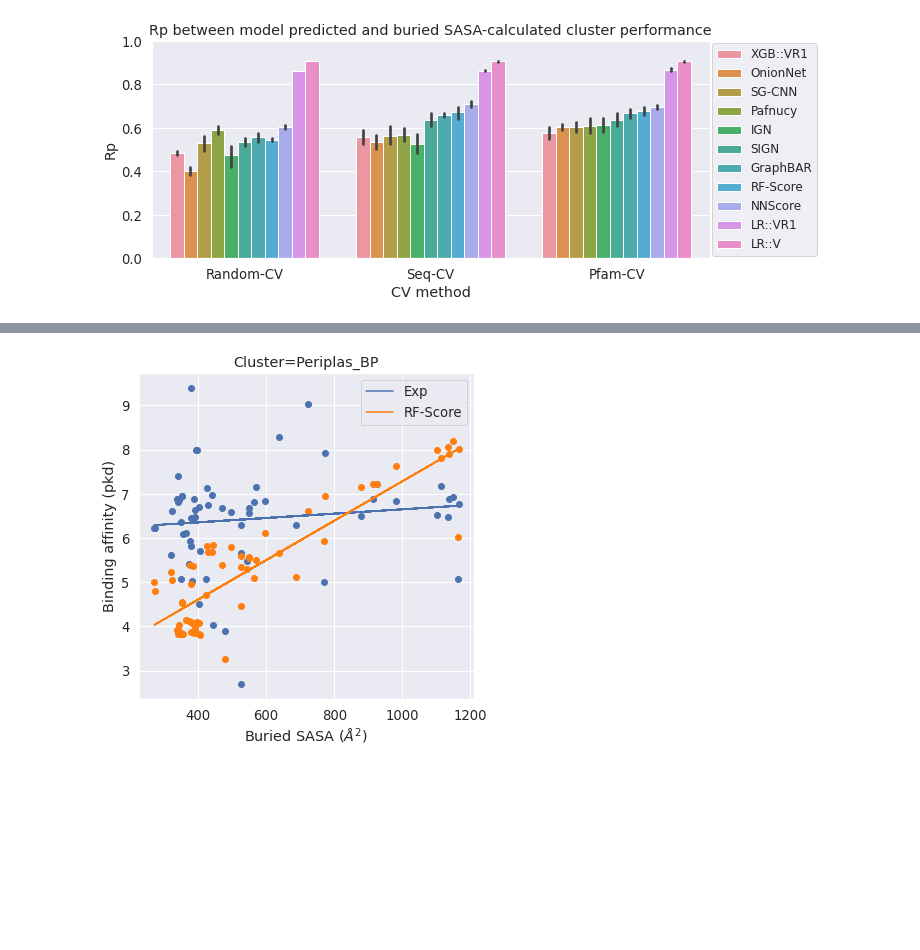
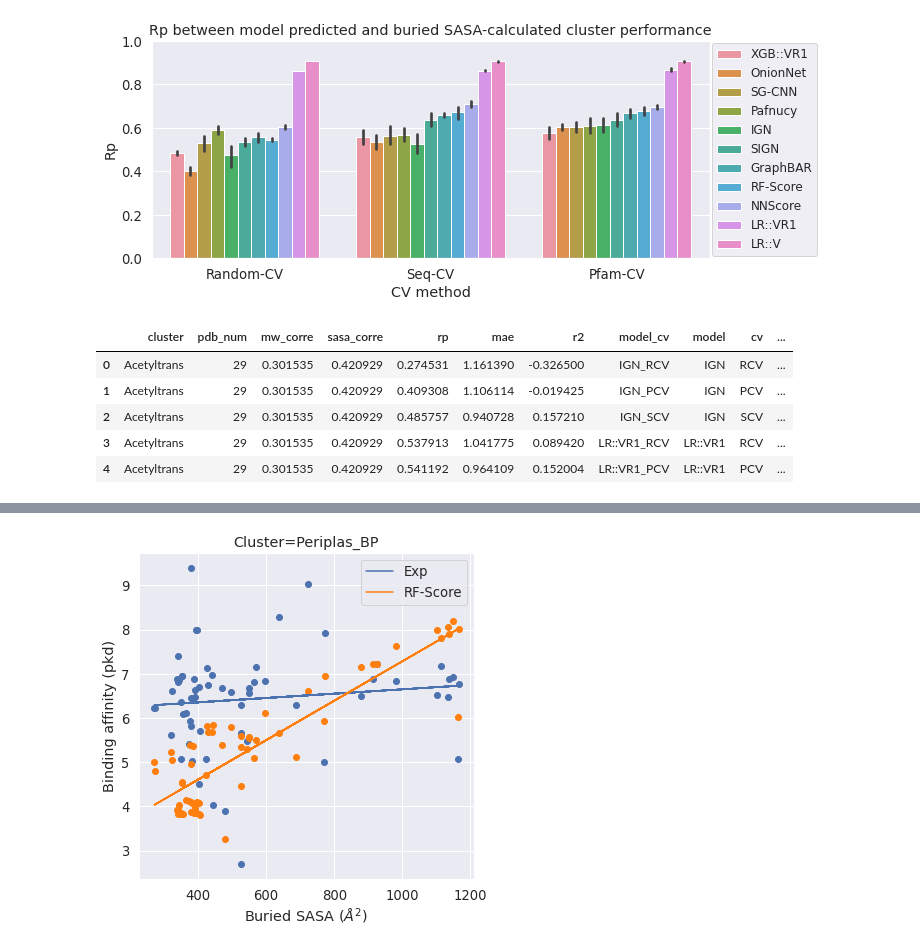
Before and after one commit to hnlab/generalization_benchmark, a Jupyter notebook: plot_scripts/plots.ipynb, the cells around one changed output, grey strips where cells are left out. Drawn from its saved outputs; the diff is of its cells as text; code cells hidden in the pictures; blank space fills up the shorter version.

```diff
--- a/plot_scripts/plots.ipynb
+++ b/plot_scripts/plots.ipynb
@@ -773,0 +776,9 @@ single_model=pd.read_csv("/pubhome/hzhu02/GPSF/generalization_benchmark/models/g
+# %%
+single_model.head()
+# %% [output]
+|  | cluster | pdb_num | mw_corre | sasa_corre | rp | mae | r2 | model_cv | model | cv | ... |
+| 0 | Acetyltrans | 29 | 0.301535 | 0.420929 | 0.274531 | 1.161390 | -0.326500 | IGN_RCV | IGN | RCV | ... |
+| 1 | Acetyltrans | 29 | 0.301535 | 0.420929 | 0.409308 | 1.106114 | -0.019425 | IGN_PCV | IGN | PCV | ... |
+| 2 | Acetyltrans | 29 | 0.301535 | 0.420929 | 0.485757 | 0.940728 | 0.157210 | IGN_SCV | IGN | SCV | ... |
+| 3 | Acetyltrans | 29 | 0.301535 | 0.420929 | 0.537913 | 1.041775 | 0.089420 | LR::VR1_RCV | LR::VR1 | RCV | ... |
+| 4 | Acetyltrans | 29 | 0.301535 | 0.420929 | 0.541192 | 0.964109 | 0.152004 | LR::VR1_PCV | LR::VR1 | PCV | ... |
```
Also changed, not shown: parts of 3 cells of this notebook, 1 other file.
